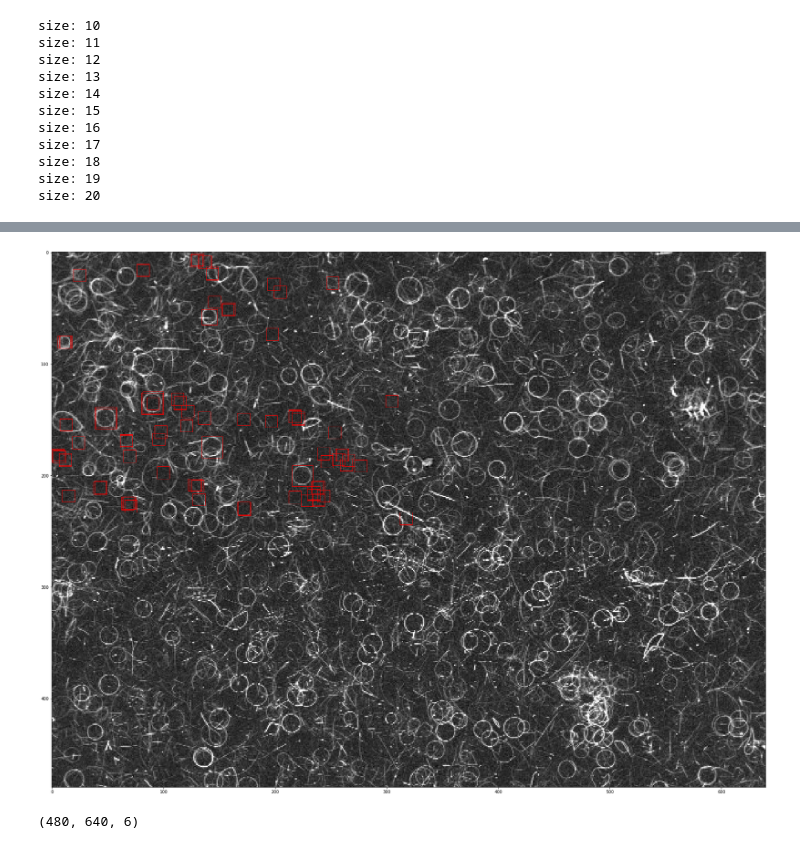
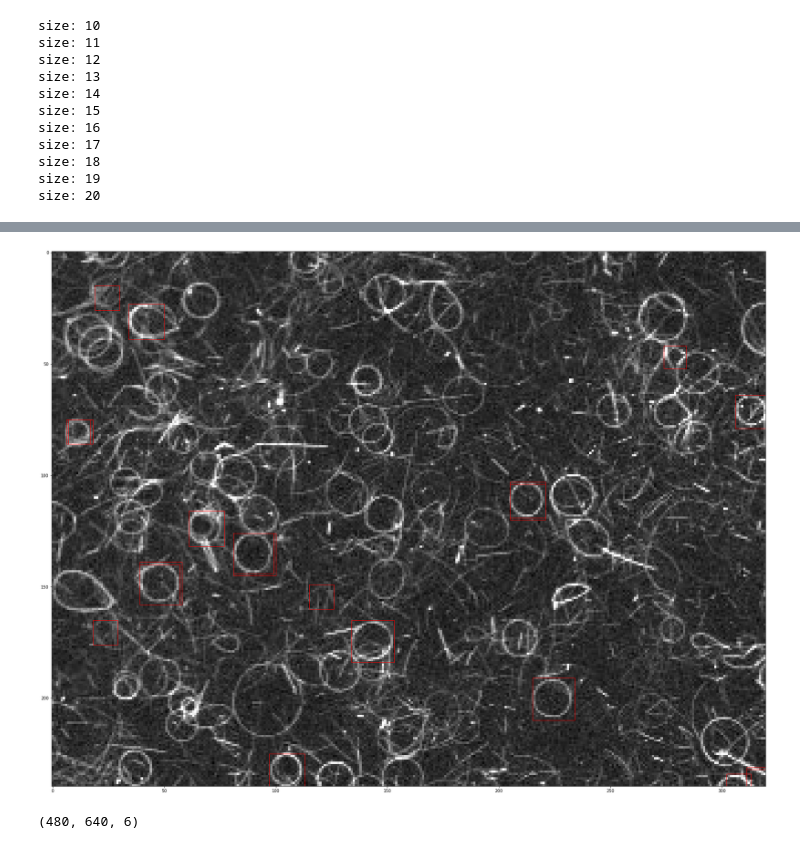
Before and after one commit to andrew-veriga/MathForML, a Jupyter notebook: ConvolutionalCoffieCircles.ipynb, the cells around one changed output, grey strips where cells are left out. Cells and saved outputs as stored; diff of their text form; code cells hidden in the pictures.

```diff
--- a/ConvolutionalCoffieCircles.ipynb
+++ b/ConvolutionalCoffieCircles.ipynb
@@ -672,31 +687,34 @@ for size,x,y, isRing in data:
 # %% [markdown]
 ## Main loops
 # %%
-def rotate_conv_by_strate(_img, size):
+def rotate_conv_by_strides(_img, size):
   print('size:',size)
   mask, center=getMask(size,.8)
+  kernel = get2Kernel(size,1.)
   x_old,y_old,x_new, y_new = getRotateCoords(R, size, center)
 
-  sub_matrices = normto_0_1(strides(_img,mask.shape))
+  sub_matrices = normto_0_1(strides(image_area,mask.shape))
 
-  new_matrices = np.zeros_like(sub_matrices)
+  # ax = fig.add_subplot(1,2,1)
+  # ax.imshow(sub_matrices[y+size//2,x+size//2], cmap=plt.get_cmap('gray'),vmin=-1, vmax=2)
+  # ax = fig.add_subplot(1,2,2)
+  # ax.imshow(box, cmap=plt.get_cmap('gray'),vmin=-1, vmax=2)
 
-  new_matrices[:,:, y_old,x_old] = sub_matrices[:,:, y_new,x_new]
-  new_matrices = sub_matrices + normto_avgOne(new_matrices,mask)
+  t_matrices = np.zeros_like(sub_matrices)
+  t_matrices[:,:, y_old,x_old] = sub_matrices[:,:, y_new,x_new]
+  new_matrices = sub_matrices + normto_avgOne(t_matrices,mask)
 
   for i in range(2):
-    new_matrices[:,:, y_old,x_old] = new_matrices[:,:, y_new,x_new]
-    new_matrices += normto_avgOne(new_matrices,mask)
+    t_matrices[:,:, y_old,x_old] = new_matrices[:,:, y_new,x_new]
+    new_matrices += normto_avgOne(t_matrices,mask)
 
-  kernel = get2Kernel(size,1.)
   return FuzzyCircleConv(new_matrices,kernel)/(size*np.pi)
 
 ImageSize=[240,320]
-angle = 12
 # area for search
 image_area=np.copy(Image[:ImageSize[0],:ImageSize[1]])
 MinSize,MaxSize = (10,20)
-angle =12
+angle =4
 # matrix for rotate
 r_angle = np.radians(angle)
 R = np.array([
@@ -705,7 +723,7 @@ R = np.array([
   [0, 0, 1]
 ])
 
-res = [rotate_conv_by_strate(image_area, _s ) for _s in range(MinSize,MaxSize+1)]
+res = [rotate_conv_by_strides(image_area, _s ) for _s in range(MinSize,MaxSize+1)]
 FoundCircles = np.dstack(res)
 # %% [output]
 size: 10
@@ -725,0 +740,5 @@ size: 18
+# %%
+size,x,y, isRing = data[3]
+size, x,y
+#res = rotate_conv_by_strides(image_area, size )
+print (FoundCircles[y+size//2,x+size//2,size-MinSize])
@@ -730,19 +751,19 @@ res[13,58]
 # %%
 import matplotlib.patches as patches
 
 fig, ax = plt.subplots(figsize=(32, 24))
-ax.imshow(Image,cmap=plt.get_cmap('gray') )
+ax.imshow(image_area,cmap=plt.get_cmap('gray') )
 # Create a Rectangle patch
 
 for y in range(FoundCircles.shape[0]):
   for x in range(FoundCircles.shape[1]):
     for s in range(MinSize,MaxSize+1):
-      if (FoundCircles[y,x, s-MinSize]>1):
+      if (FoundCircles[y,x, s-MinSize]>.85):
         rect = patches.Rectangle((x-s//2,y-s//2),s,s,linewidth=1,edgecolor='r',facecolor='none')
         ax.add_patch(rect)
 plt.show(fig)
 # %% [output]
-[figure, old version]
+[figure, new version]
 # %%
 FoundCircles.shape
 # %% [output]
```
Also changed, not shown: parts of 16 cells of this notebook.
